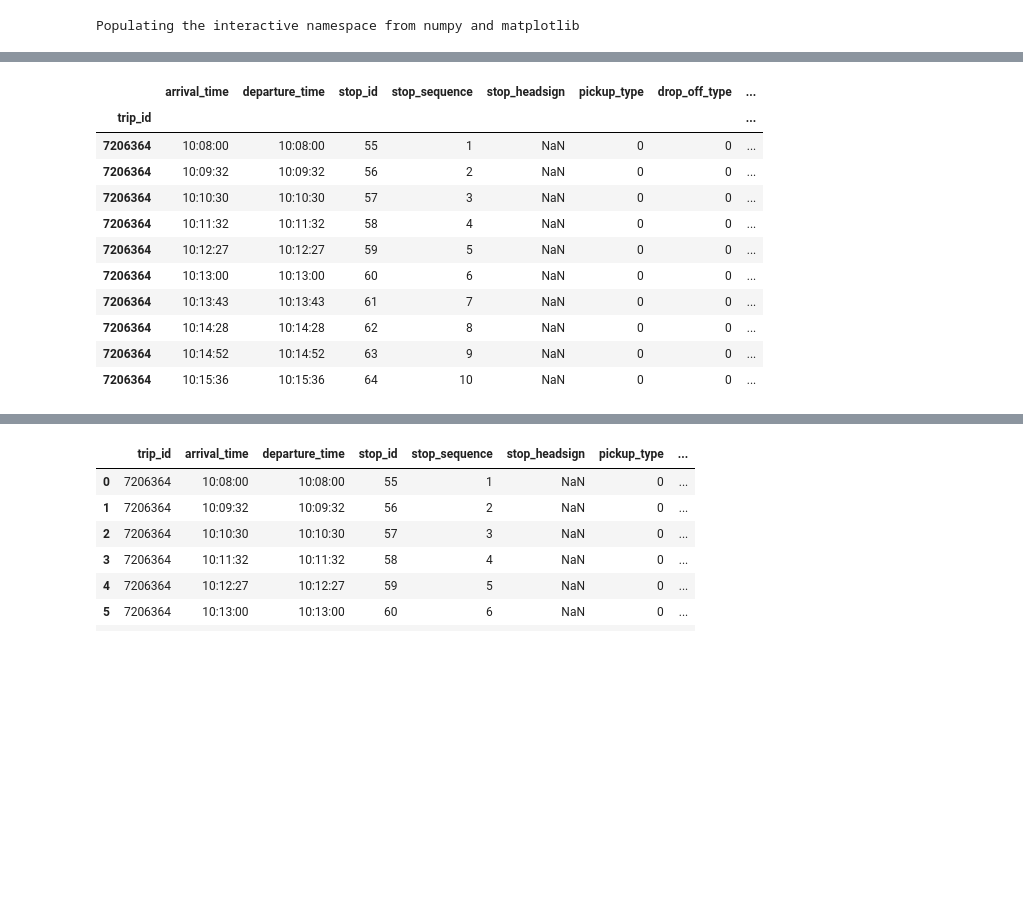
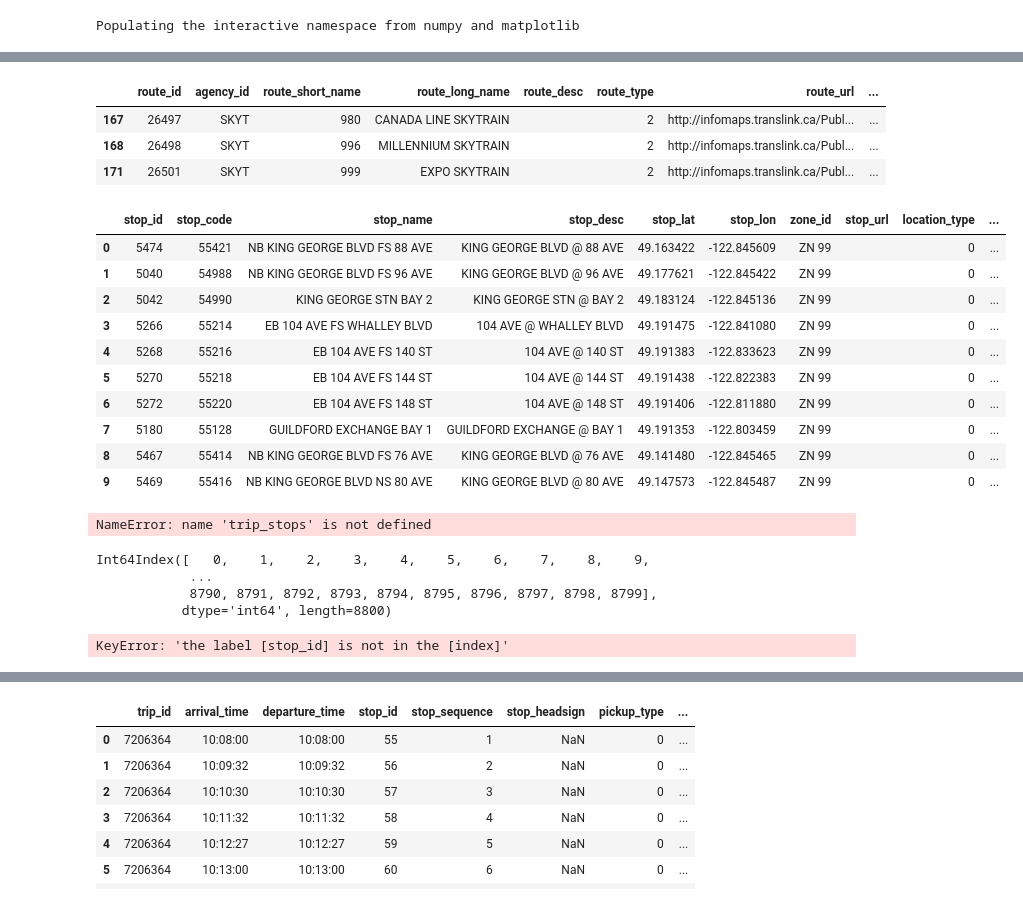
Before and after one commit to jrs65/transit_project, a Jupyter notebook: transit_parsing.ipynb, the cells around one changed output, grey strips where cells are left out. Saved outputs shown, nothing was run; the diff lists cells and outputs as text; code cells hidden in the pictures; blank space fills up the shorter version.

```diff
--- a/transit_parsing.ipynb
+++ b/transit_parsing.ipynb
@@ -32,0 +7,5 @@ routes
+# %%
+routes = pd.read_csv('routes.txt')
+trips = pd.read_csv('trips.txt')
+stop_times = pd.read_csv('stop_times.txt')
+stops = pd.read_csv('stops.txt')
@@ -63,15 +16,21 @@ trips[trips['route_id'] == 26501]
+# %%
+skytrain_routes
+# %% [output]
+|  | ﻿route_id | agency_id | route_short_name | route_long_name | route_desc | route_type | route_url | ... |
+| 167 | 26497 | SKYT | 980 | CANADA LINE SKYTRAIN |  | 2 | http://infomaps.translink.ca/Publ... | ... |
+| 168 | 26498 | SKYT | 996 | MILLENNIUM SKYTRAIN |  | 2 | http://infomaps.translink.ca/Publ... | ... |
+| 171 | 26501 | SKYT | 999 | EXPO SKYTRAIN |  | 2 | http://infomaps.translink.ca/Publ... | ... |
 # %%
-stop_times[:10]
+stops[:10]
 # %% [output]
-|  | arrival_time | departure_time | stop_id | stop_sequence | stop_headsign | pickup_type | drop_off_type | ... |
-| trip_id |  |  |  |  |  |  |  | ... |
-| 7206364 | 10:08:00 | 10:08:00 | 55 | 1 | NaN | 0 | 0 | ... |
-| 7206364 | 10:09:32 | 10:09:32 | 56 | 2 | NaN | 0 | 0 | ... |
-| 7206364 | 10:10:30 | 10:10:30 | 57 | 3 | NaN | 0 | 0 | ... |
-| 7206364 | 10:11:32 | 10:11:32 | 58 | 4 | NaN | 0 | 0 | ... |
-| 7206364 | 10:12:27 | 10:12:27 | 59 | 5 | NaN | 0 | 0 | ... |
-| 7206364 | 10:13:00 | 10:13:00 | 60 | 6 | NaN | 0 | 0 | ... |
-| 7206364 | 10:13:43 | 10:13:43 | 61 | 7 | NaN | 0 | 0 | ... |
-| 7206364 | 10:14:28 | 10:14:28 | 62 | 8 | NaN | 0 | 0 | ... |
-| 7206364 | 10:14:52 | 10:14:52 | 63 | 9 | NaN | 0 | 0 | ... |
-| 7206364 | 10:15:36 | 10:15:36 | 64 | 10 | NaN | 0 | 0 | ... |
+|  | ﻿stop_id | stop_code | stop_name | stop_desc | stop_lat | stop_lon | zone_id | stop_url | location_type | ... |
+| 0 | 5474 | 55421 | NB KING GEORGE BLVD FS 88 AVE | KING GEORGE BLVD @ 88 AVE | 49.163422 | -122.845609 | ZN 99 |  | 0 | ... |
+| 1 | 5040 | 54988 | NB KING GEORGE BLVD FS 96 AVE | KING GEORGE BLVD @ 96 AVE | 49.177621 | -122.845422 | ZN 99 |  | 0 | ... |
+| 2 | 5042 | 54990 | KING GEORGE STN BAY 2 | KING GEORGE STN @ BAY 2 | 49.183124 | -122.845136 | ZN 99 |  | 0 | ... |
+| 3 | 5266 | 55214 | EB 104 AVE FS WHALLEY BLVD | 104 AVE @ WHALLEY BLVD | 49.191475 | -122.841080 | ZN 99 |  | 0 | ... |
+| 4 | 5268 | 55216 | EB 104 AVE FS 140 ST | 104 AVE @ 140 ST | 49.191383 | -122.833623 | ZN 99 |  | 0 | ... |
+| 5 | 5270 | 55218 | EB 104 AVE FS 144 ST | 104 AVE @ 144 ST | 49.191438 | -122.822383 | ZN 99 |  | 0 | ... |
+| 6 | 5272 | 55220 | EB 104 AVE FS 148 ST | 104 AVE @ 148 ST | 49.191406 | -122.811880 | ZN 99 |  | 0 | ... |
+| 7 | 5180 | 55128 | GUILDFORD EXCHANGE BAY 1 | GUILDFORD EXCHANGE @ BAY 1 | 49.191353 | -122.803459 | ZN 99 |  | 0 | ... |
+| 8 | 5467 | 55414 | NB KING GEORGE BLVD FS 76 AVE | KING GEORGE BLVD @ 76 AVE | 49.141480 | -122.845465 | ZN 99 |  | 0 | ... |
+| 9 | 5469 | 55416 | NB KING GEORGE BLVD NS 80 AVE | KING GEORGE BLVD @ 80 AVE | 49.147573 | -122.845487 | ZN 99 |  | 0 | ... |
@@ -77,0 +53,4 @@ stop_times[:10]
+# %%
+trip_stops
+# %% [output]
+NameError: name 'trip_stops' is not defined
@@ -77,0 +59,11 @@ stop_times[:10]
+# %%
+stops.index
+# %% [output]
+Int64Index([   0,    1,    2,    3,    4,    5,    6,    7,    8,    9,
+            ...
+            8790, 8791, 8792, 8793, 8794, 8795, 8796, 8797, 8798, 8799],
+           dtype='int64', length=8800)
+# %%
+stops.loc['stop_id']
+# %% [output]
+KeyError: 'the label [stop_id] is not in the [index]'
```
Also changed, not shown: parts of 39 cells of this notebook.
